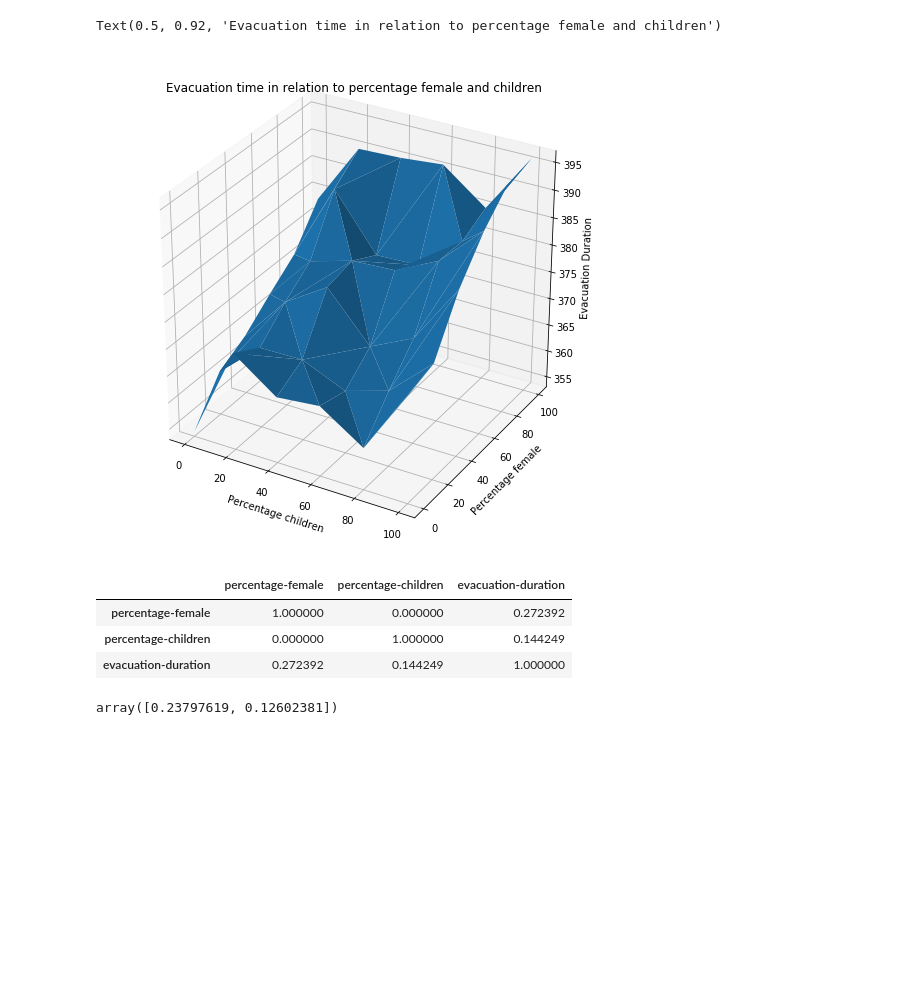
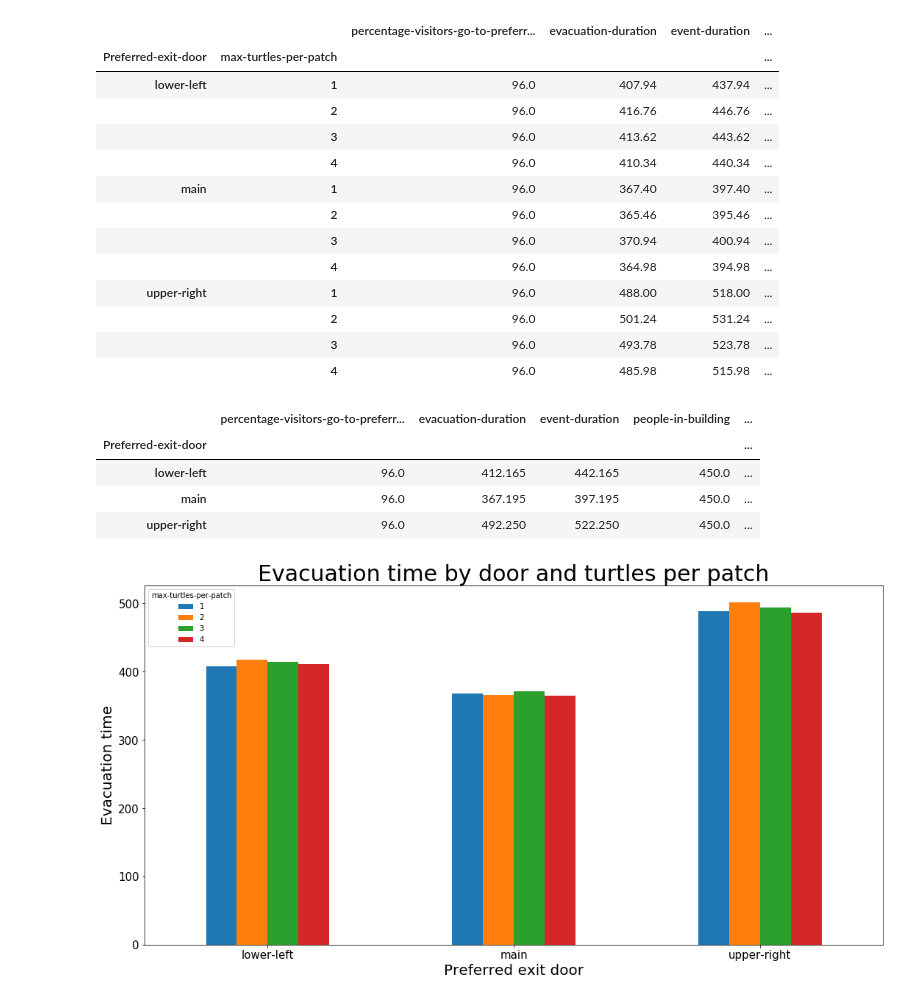
Before and after one commit to floristevito/Evac_model, a Jupyter notebook: python/Experiment_3.ipynb, the cells around one changed output. Saved outputs shown, nothing was run; the diff lists cells and outputs as text; code cells hidden in the pictures; blank space fills up the shorter version.

```diff
--- a/python/Experiment_3.ipynb
+++ b/python/Experiment_3.ipynb
@@ -114,31 +44,26 @@ grouped
-# %%
-# Making a 3d plot of percentage children and females against evacuation duration.
-fig = plt.figure(figsize = (9,9))
-ax = fig.add_subplot(111, projection='3d')
-
-ax.plot_trisurf(grouped['percentage-children'],grouped['percentage-female'], grouped['evacuation-duration'])
-ax.set_xlabel('Percentage children')
-ax.set_ylabel('Percentage female')
-ax.set_zlabel('Evacuation Duration')
-ax.set_title('Evacuation time in relation to percentage female and children')
-# %% [output]
-Text(0.5, 0.92, 'Evacuation time in relation to percentage female and children')
-[figure, removed]
-# %%
-# Making a correlation matrix
-runs[['percentage-female', 'percentage-children', 'evacuation-duration']].corr()
-# %% [output]
-|  | percentage-female | percentage-children | evacuation-duration |
-| percentage-female | 1.000000 | 0.000000 | 0.272392 |
-| percentage-children | 0.000000 | 1.000000 | 0.144249 |
-| evacuation-duration | 0.272392 | 0.144249 | 1.000000 |
-# %%
-# Estimating a regression model, to see the effect of each parameter.
-# The X variables do not have to be standardized, since they are measured at the same scale.
-X = runs[['percentage-female', 'percentage-children']]
-y =  runs['evacuation-duration']
-reg = LinearRegression().fit(X, y)
-# Returning the regression coefficients
-reg.coef_
-# %% [output]
-array([0.23797619, 0.12602381])
+# %%
+evac_times = runs.groupby(['Preferred-exit-door', 'max-turtles-per-patch']).mean()
+evac_times
+# %% [output]
+|  |  | percentage-visitors-go-to-preferr... | evacuation-duration | event-duration | ... |
+| Preferred-exit-door | max-turtles-per-patch |  |  |  | ... |
+| lower-left | 1 | 96.0 | 407.94 | 437.94 | ... |
+|  | 2 | 96.0 | 416.76 | 446.76 | ... |
+|  | 3 | 96.0 | 413.62 | 443.62 | ... |
+|  | 4 | 96.0 | 410.34 | 440.34 | ... |
+| main | 1 | 96.0 | 367.40 | 397.40 | ... |
+|  | 2 | 96.0 | 365.46 | 395.46 | ... |
+|  | 3 | 96.0 | 370.94 | 400.94 | ... |
+|  | 4 | 96.0 | 364.98 | 394.98 | ... |
+| upper-right | 1 | 96.0 | 488.00 | 518.00 | ... |
+|  | 2 | 96.0 | 501.24 | 531.24 | ... |
+|  | 3 | 96.0 | 493.78 | 523.78 | ... |
+|  | 4 | 96.0 | 485.98 | 515.98 | ... |
+# %%
+evac_times.groupby(['Preferred-exit-door']).mean()
+# %% [output]
+|  | percentage-visitors-go-to-preferr... | evacuation-duration | event-duration | people-in-building | ... |
+| Preferred-exit-door |  |  |  |  | ... |
+| lower-left | 96.0 | 412.165 | 442.165 | 450.0 | ... |
+| main | 96.0 | 367.195 | 397.195 | 450.0 | ... |
+| upper-right | 96.0 | 492.250 | 522.250 | 450.0 | ... |
@@ -144,0 +72,12 @@ array([0.23797619, 0.12602381])
+# %%
+# Plotting the evacuation time per maximum turtles per patch and per preferred exit.
+fig, ax = plt.subplots(figsize = (18,9))
+data = evac_times['evacuation-duration']
+data.unstack().plot(kind='bar', stacked=False, ax = ax, rot = 0)
+ax.set_title('Evacuation time by door and turtles per patch', fontsize = 30)
+ax.set_ylabel('Evacuation time', fontsize=20)
+ax.set_xlabel('Preferred exit door', fontsize=20)
+ax.tick_params(axis='both', which='major', labelsize=15)
+#plt.xticks(rotation='horizontal')
+# %% [output]
+[figure, added]
```
Also changed, not shown: parts of 8 cells of this notebook, 2 other files.
